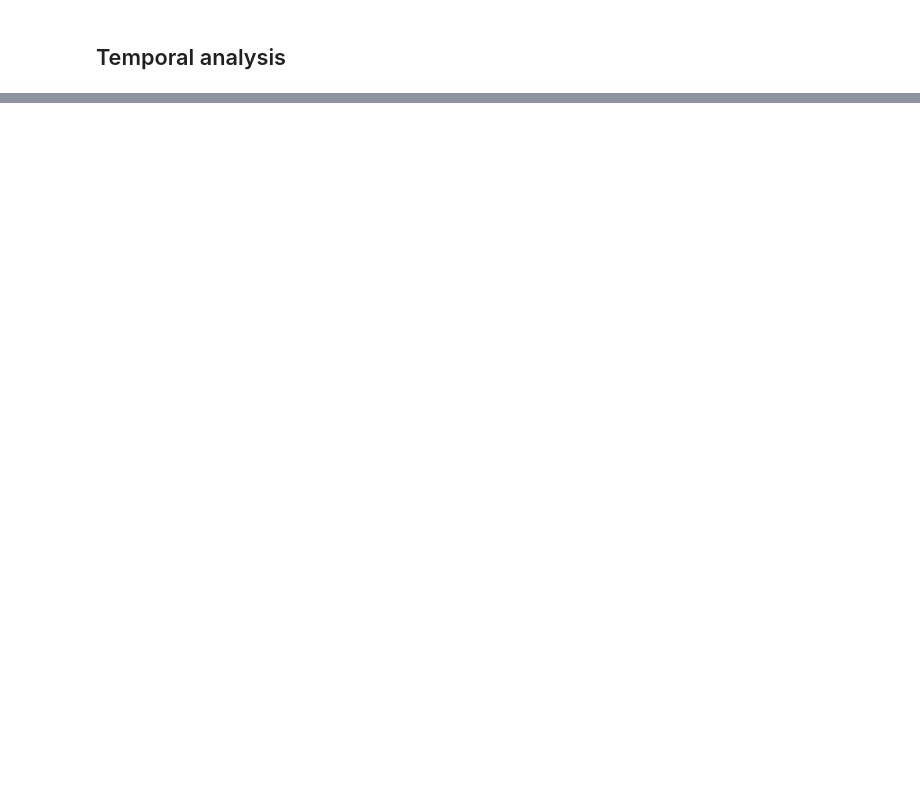
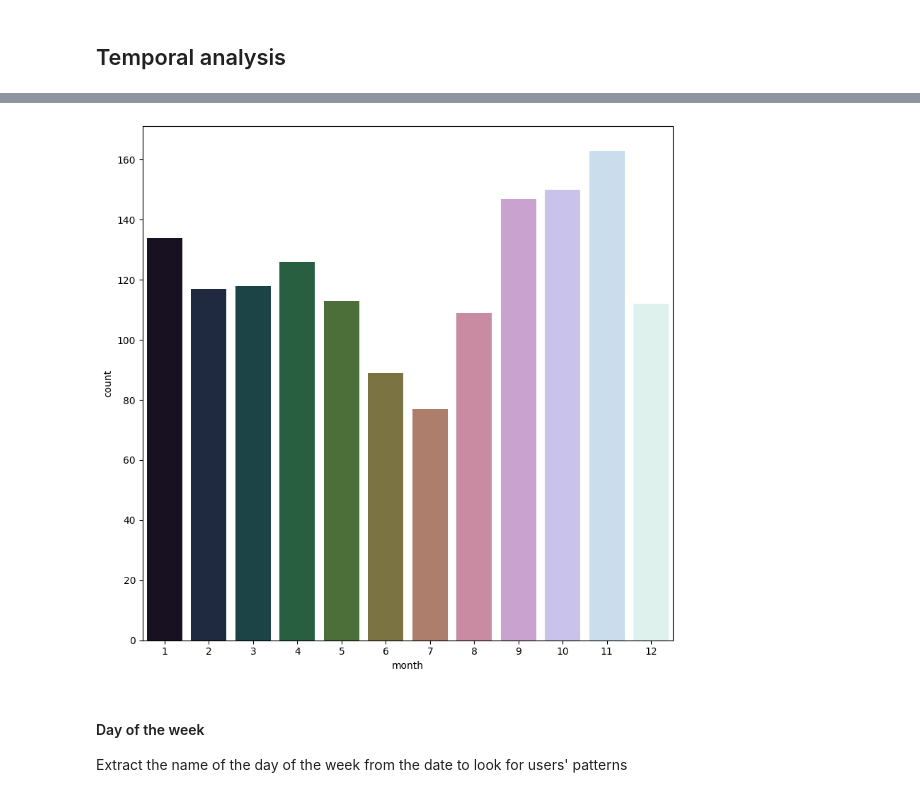
Before and after one commit to Tallaringues/mid-bootcamp-project-plantanet, a Jupyter notebook: Notebooks/EDA.ipynb, the cells around one changed output, grey strips where cells are left out. Cells and saved outputs as stored; diff of their text form; code cells hidden in the pictures; blank space fills up the shorter version.

```diff
--- a/Notebooks/EDA.ipynb
+++ b/Notebooks/EDA.ipynb
@@ -396,0 +427,4 @@ plt.show()
+# %%
+southam_month = plant_nan[plant_nan['region'] == 'South America']['month']
+southam_month_df=pd.DataFrame(data=southam_month)
+southam_month_df.head()
@@ -396,0 +438,7 @@ plt.show()
+# %%
+plot_discrete2(southam_month_df)
+# %% [output]
+[figure, added]
+# %% [markdown]
+#### Day of the week
+Extract the name of the day of the week from the date to look for users' patterns
```
Also changed, not shown: parts of 12 cells of this notebook.
